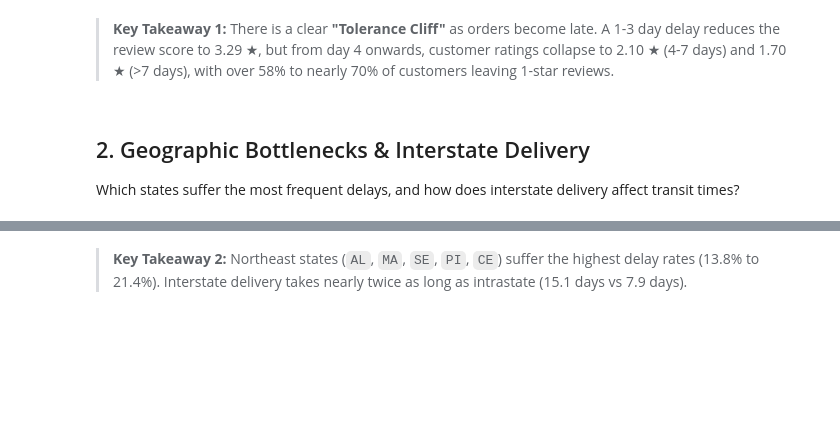
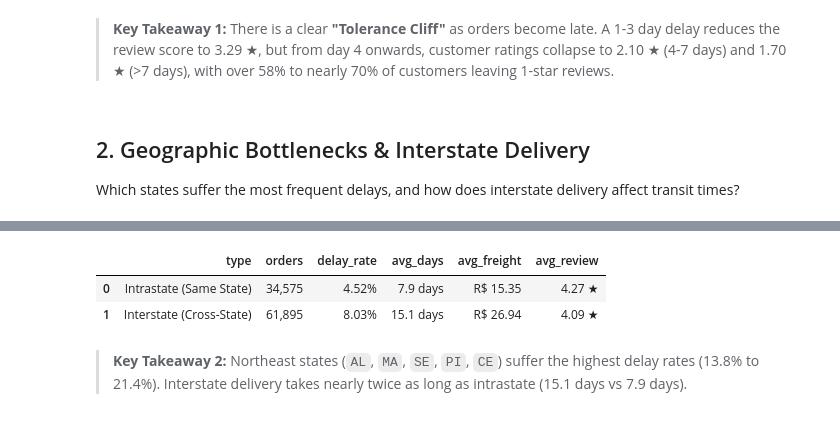
Before and after one commit to Baotran265/olist-ecommerce-data-analyst, a Jupyter notebook: notebooks/01_eda_and_insights.ipynb, the cells around one changed output, grey strips where cells are left out. Cells and saved outputs as stored; diff of their text form; code cells hidden in the pictures; blank space fills up the shorter version.

```diff
--- a/notebooks/01_eda_and_insights.ipynb
+++ b/notebooks/01_eda_and_insights.ipynb
@@ -103,13 +133,34 @@ display(top_delayed_states.style.format({
 # %%
-# Interstate comparison
-inter_stats = deliv.groupby('is_interstate').agg(
+# Interstate vs Intrastate comparison at Order-Level (summing total order freight)
+deliv_valid = df_master[(df_master['order_status'] == 'delivered') & (df_master['is_valid_delivered'] == 1)].copy()
+order_routes = deliv_valid.groupby('order_id').agg(
+    is_interstate=('is_interstate', 'max'),
+    total_order_freight=('freight_value', 'sum'),
+    total_order_value=('price', 'sum'),
+    actual_delivery_days=('actual_delivery_days', 'first'),
+    is_delayed=('is_delayed', 'max'),
+    review_score=('review_score', 'first')
+).reset_index()
+
+inter_stats = order_routes.groupby('is_interstate').agg(
     orders=('order_id', 'count'),
     delay_rate=('is_delayed', lambda s: s.mean() * 100),
     avg_days=('actual_delivery_days', 'mean'),
+    avg_freight=('total_order_freight', 'mean'),
     avg_review=('review_score', 'mean')
 ).reset_index()
 inter_stats['type'] = inter_stats['is_interstate'].map({0: 'Intrastate (Same State)', 1: 'Interstate (Cross-State)'})
-display(inter_stats[['type', 'orders', 'delay_rate', 'avg_days', 'avg_review']])
+display(inter_stats[['type', 'orders', 'delay_rate', 'avg_days', 'avg_freight', 'avg_review']].style.format({
+    'orders': '{:,}',
+    'delay_rate': '{:.2f}%',
+    'avg_days': '{:.1f} days',
+    'avg_freight': 'R$ {:.2f}',
+    'avg_review': '{:.2f} ★'
+}))
+# %% [output]
+|  | type | orders | delay_rate | avg_days | avg_freight | avg_review |
+| 0 | Intrastate (Same State) | 34,575 | 4.52% | 7.9 days | R$ 15.35 | 4.27 ★ |
+| 1 | Interstate (Cross-State) | 61,895 | 8.03% | 15.1 days | R$ 26.94 | 4.09 ★ |
 # %% [markdown]
 > **Key Takeaway 2:** Northeast states (`AL`, `MA`, `SE`, `PI`, `CE`) suffer the highest delay rates (13.8% to 21.4%). Interstate delivery takes nearly twice as long as intrastate (15.1 days vs 7.9 days).
 # %% [markdown]
```
Also changed, not shown: parts of 8 cells of this notebook, 18 other files.
